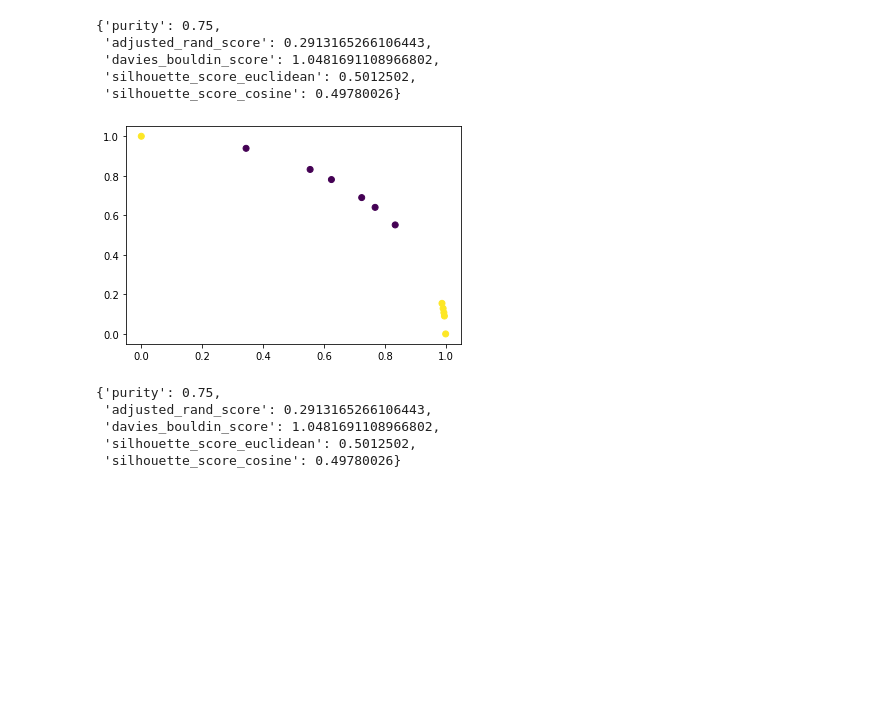
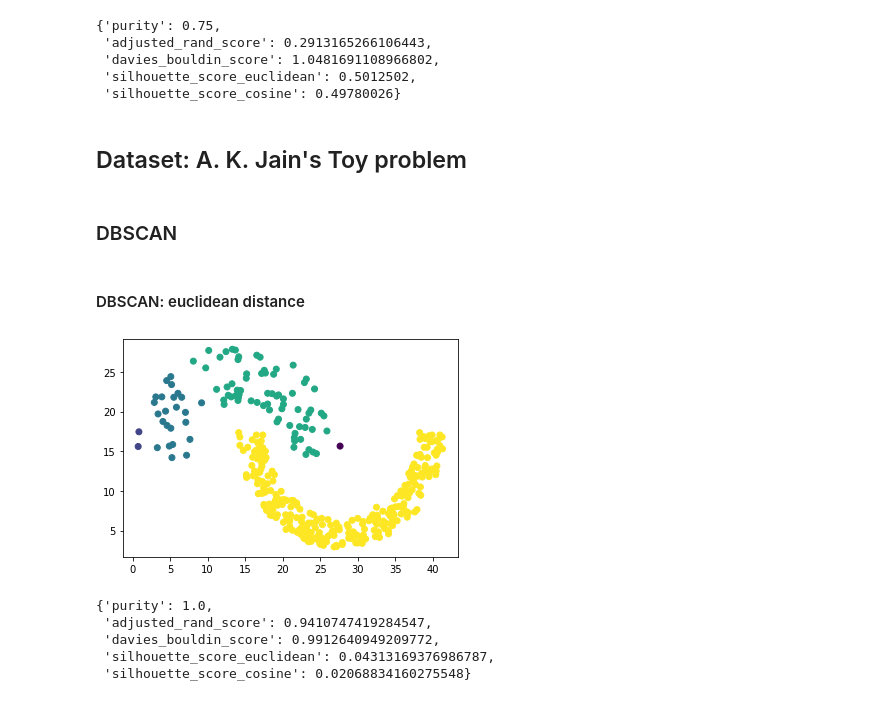
Before and after one commit to arek544/DBSCAN, a Jupyter notebook: dbscan_vs_dbscrn-v3.ipynb, the cells around one changed output. Cells and saved outputs as stored; diff of their text form; code cells hidden in the pictures; blank space fills up the shorter version.

```diff
--- a/dbscan_vs_dbscrn-v3.ipynb
+++ b/dbscan_vs_dbscrn-v3.ipynb
@@ -27 +31,9 @@ def cluster_encoder(cluster):
+# %%
+header_list = ["x", "y", "real_cluster"]
+X_jain = pd.read_csv('jain_dataset.txt', sep = '\t', names=header_list)
+X_j = X_jain[["x", "y"]].values
+y_j = X_jain["real_cluster"].values
+
+# normalize vectors
+X_jnorm = Normalizer().fit_transform(X_j)
 # %% [markdown]
@@ -590,20 +607,26 @@ evaluate(y_pred, y, X_norm)
  'davies_bouldin_score': 1.0481691108966802,
  'silhouette_score_euclidean': 0.5012502,
  'silhouette_score_cosine': 0.49780026}
-# %%
-y_pred = ti_dbscanrn(X=X_norm, k=4, similarity=cosine_similaryty_numpy)
-
-# display results
-fig, ax = plt.subplots()
-ax.scatter(X_norm[:,0], X_norm[:,1], c=y_pred)
-plt.show()
-
-# evaluation
-evaluate(y_pred, y, X_norm)
-# %% [output]
-[figure, removed]
-{'purity': 0.75,
- 'adjusted_rand_score': 0.2913165266106443,
- 'davies_bouldin_score': 1.0481691108966802,
- 'silhouette_score_euclidean': 0.5012502,
- 'silhouette_score_cosine': 0.49780026}
+# %% [markdown]
+## Dataset: A. K. Jain's Toy problem
+# %% [markdown]
+### DBSCAN
+# %% [markdown]
+#### DBSCAN: euclidean distance
+# %%
+y_pred = dbscan(X=X_j, epsilon=2.5, minPts=3, similarity=euclidean_distance)
+
+# display results
+fig, ax = plt.subplots()
+ax.scatter(X_j[:,0], X_j[:,1], c=y_pred)
+plt.show()
+
+# evaluation
+evaluate(y_pred, y_j, X_j)
+# %% [output]
+[figure, added]
+{'purity': 1.0,
+ 'adjusted_rand_score': 0.9410747419284547,
+ 'davies_bouldin_score': 0.9912640949209772,
+ 'silhouette_score_euclidean': 0.04313169376986787,
+ 'silhouette_score_cosine': 0.02068834160275548}
```
Also changed, not shown: parts of 57 cells of this notebook.
